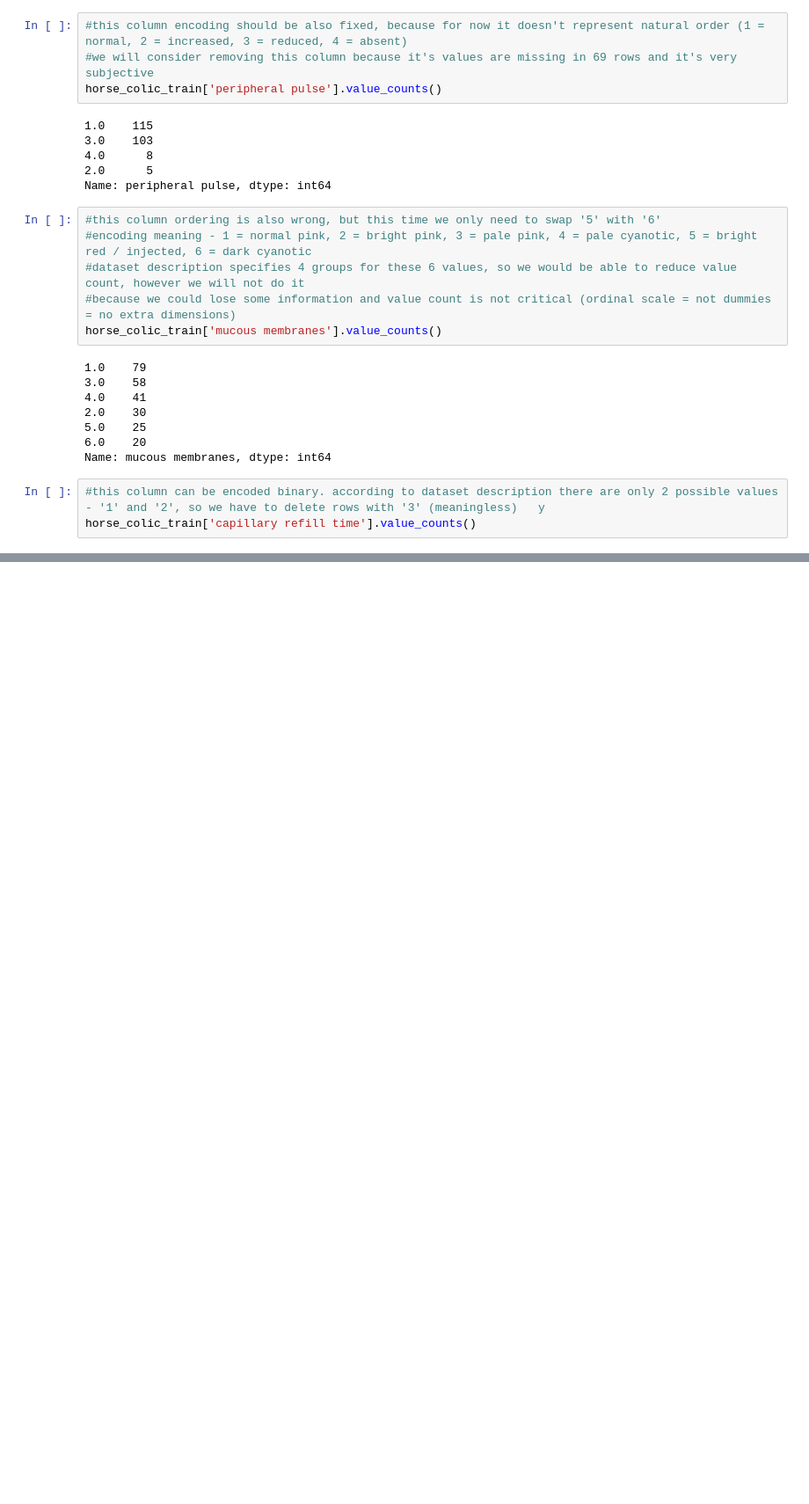
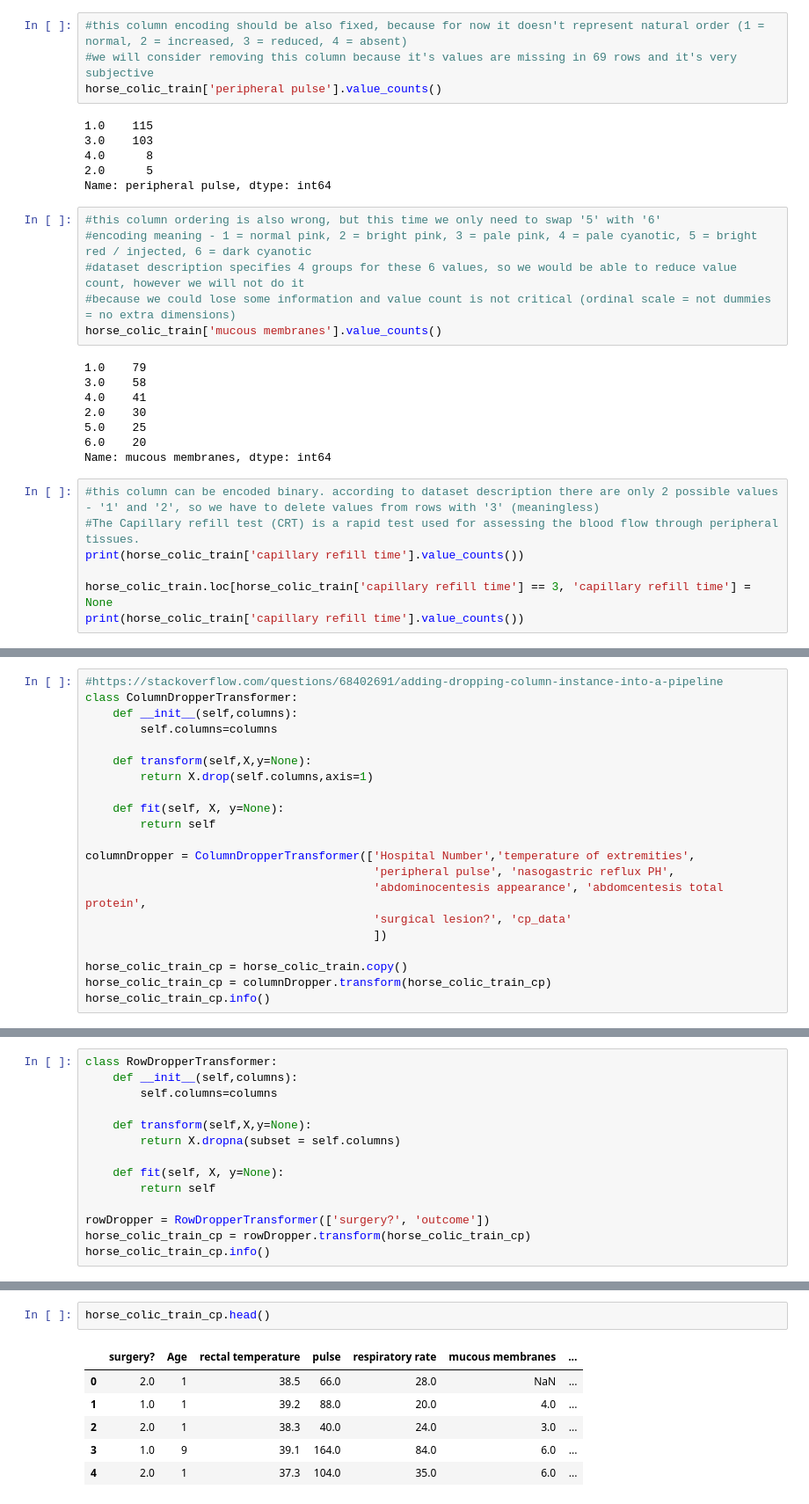
Before and after one commit to kuna728/horse-colic-ml, a Jupyter notebook: horse-colic.ipynb, the cells around one changed output, grey strips where cells are left out. Shown at 88% size. Cells and saved outputs as stored; diff of their text form; blank space fills up the shorter version.

Commit message:
almost done data step

```diff
--- a/horse-colic.ipynb
+++ b/horse-colic.ipynb
@@ -179,8 +192,12 @@ horse_colic_train['mucous membranes'].value_counts()
 6.0    20
 Name: mucous membranes, dtype: int64
 # %%
-#this column can be encoded binary. according to dataset description there are only 2 possible values - '1' and '2', so we have to delete rows with '3' (meaningless)   y
-horse_colic_train['capillary refill time'].value_counts()
+#this column can be encoded binary. according to dataset description there are only 2 possible values - '1' and '2', so we have to delete values from rows with '3' (meaningless)
+#The Capillary refill test (CRT) is a rapid test used for assessing the blood flow through peripheral tissues.
+print(horse_colic_train['capillary refill time'].value_counts())
+
+horse_colic_train.loc[horse_colic_train['capillary refill time'] == 3, 'capillary refill time'] = None
+print(horse_colic_train['capillary refill time'].value_counts())
 # %% [output]
 1.0    188
 2.0     78
@@ -188,0 +331,21 @@ Name: capillary refill time, dtype: int64
+# %%
+#https://stackoverflow.com/questions/68402691/adding-dropping-column-instance-into-a-pipeline
+class ColumnDropperTransformer:
+    def __init__(self,columns):
+        self.columns=columns
+
+    def transform(self,X,y=None):
+        return X.drop(self.columns,axis=1)
+
+    def fit(self, X, y=None):
+        return self
+
+columnDropper = ColumnDropperTransformer(['Hospital Number','temperature of extremities',
+                                          'peripheral pulse', 'nasogastric reflux PH',
+                                          'abdominocentesis appearance', 'abdomcentesis total protein',
+                                          'surgical lesion?', 'cp_data'
+                                          ])
+
+horse_colic_train_cp = horse_colic_train.copy()
+horse_colic_train_cp = columnDropper.transform(horse_colic_train_cp)
+horse_colic_train_cp.info()
@@ -188,0 +370,14 @@ Name: capillary refill time, dtype: int64
+# %%
+class RowDropperTransformer:
+    def __init__(self,columns):
+        self.columns=columns
+
+    def transform(self,X,y=None):
+        return X.dropna(subset = self.columns)
+
+    def fit(self, X, y=None):
+        return self
+
+rowDropper = RowDropperTransformer(['surgery?', 'outcome'])
+horse_colic_train_cp = rowDropper.transform(horse_colic_train_cp)
+horse_colic_train_cp.info()
@@ -188,0 +402,9 @@ Name: capillary refill time, dtype: int64
+# %%
+horse_colic_train_cp.head()
+# %% [output]
+|  | surgery? | Age | rectal temperature | pulse | respiratory rate | mucous membranes | ... |
+| 0 | 2.0 | 1 | 38.5 | 66.0 | 28.0 | NaN | ... |
+| 1 | 1.0 | 1 | 39.2 | 88.0 | 20.0 | 4.0 | ... |
+| 2 | 2.0 | 1 | 38.3 | 40.0 | 24.0 | 3.0 | ... |
+| 3 | 1.0 | 9 | 39.1 | 164.0 | 84.0 | 6.0 | ... |
+| 4 | 2.0 | 1 | 37.3 | 104.0 | 35.0 | 6.0 | ... |
```
Also changed, not shown: parts of 40 cells of this notebook, 1 other file.
